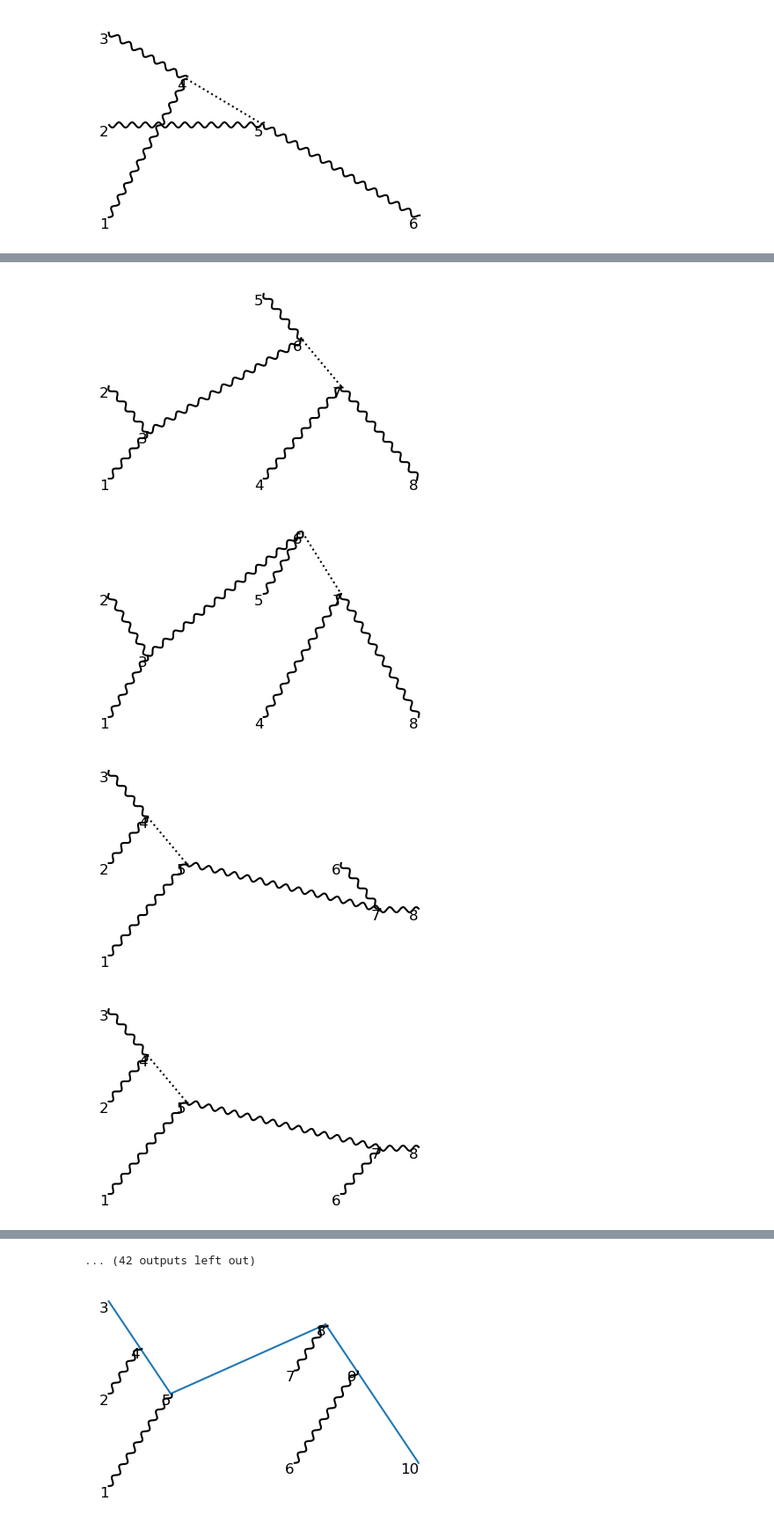
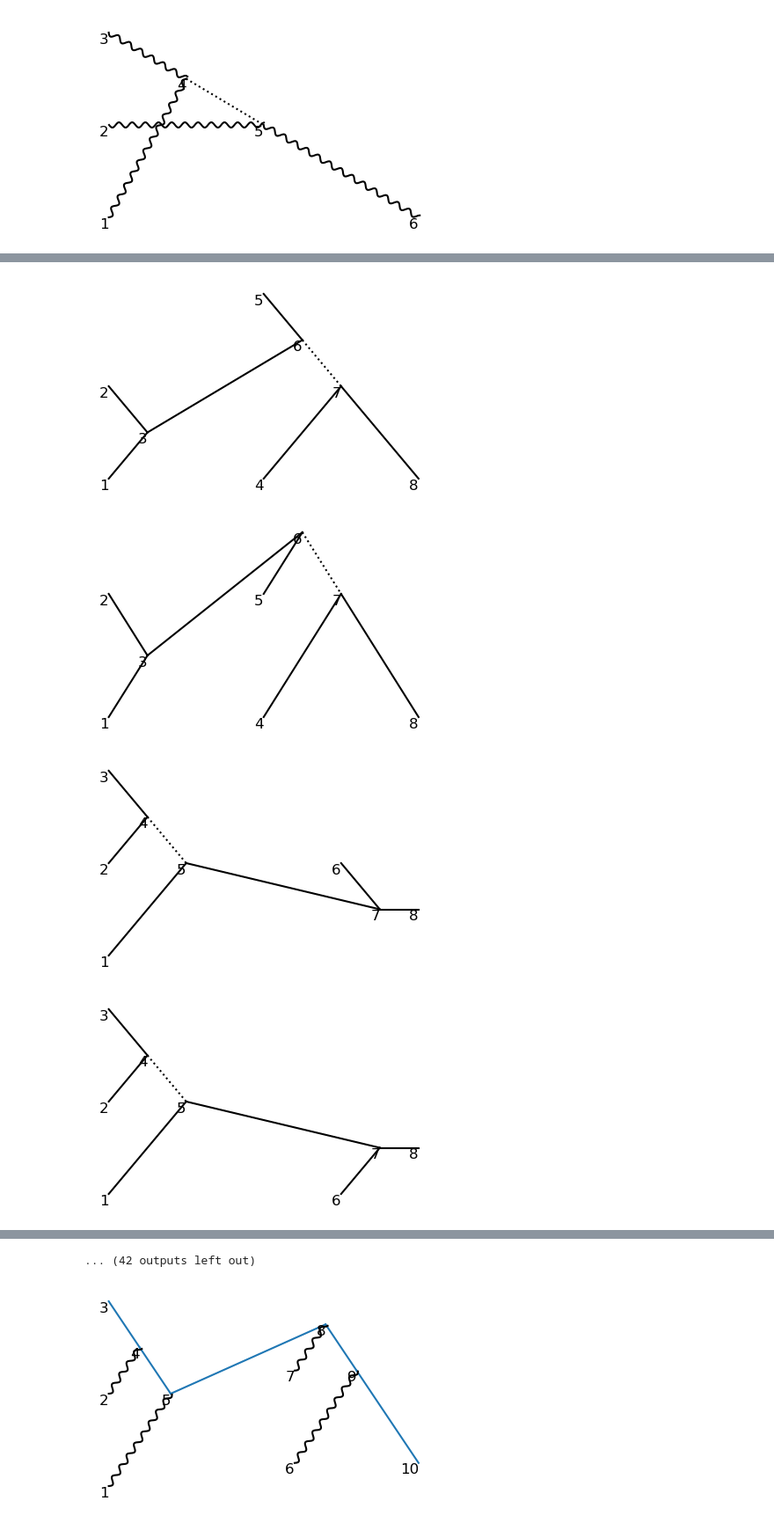
Before and after one commit to liuzhuozhuo/edp-renormalization, a Jupyter notebook: python/development/multiparticles.ipynb, the cells around one changed output, grey strips where cells are left out. Shown at 88% size. Saved outputs shown, nothing was run; the diff lists cells and outputs as text; code cells hidden in the pictures.

```diff
--- a/python/development/multiparticles.ipynb
+++ b/python/development/multiparticles.ipynb
@@ -703,5 +703,5 @@ points_2nd, paths_2nd = combine_diagrams_order([can_points_1st, can_points_2nd],
 
 
 for i in range(len(paths_2nd)):
-    represent_diagram(points_2nd[i], paths_2nd[i], index=True, line=["dashed", "dotted"], colors=["black", "black"])
+    represent_diagram(points_2nd[i], paths_2nd[i], index=True, line=["solid", "dotted"], colors=["black", "black"])
 # %% [output]
@@ -709,4 +709,4 @@ for i in range(len(paths_2nd)):
 [figure]
-[figure, old version]
+[figure, new version]
-[figure, old version]
+[figure, new version]
-[figure, old version]
+[figure, new version]
```
Also changed, not shown: parts of 1 cell of this notebook, 1 other file.
